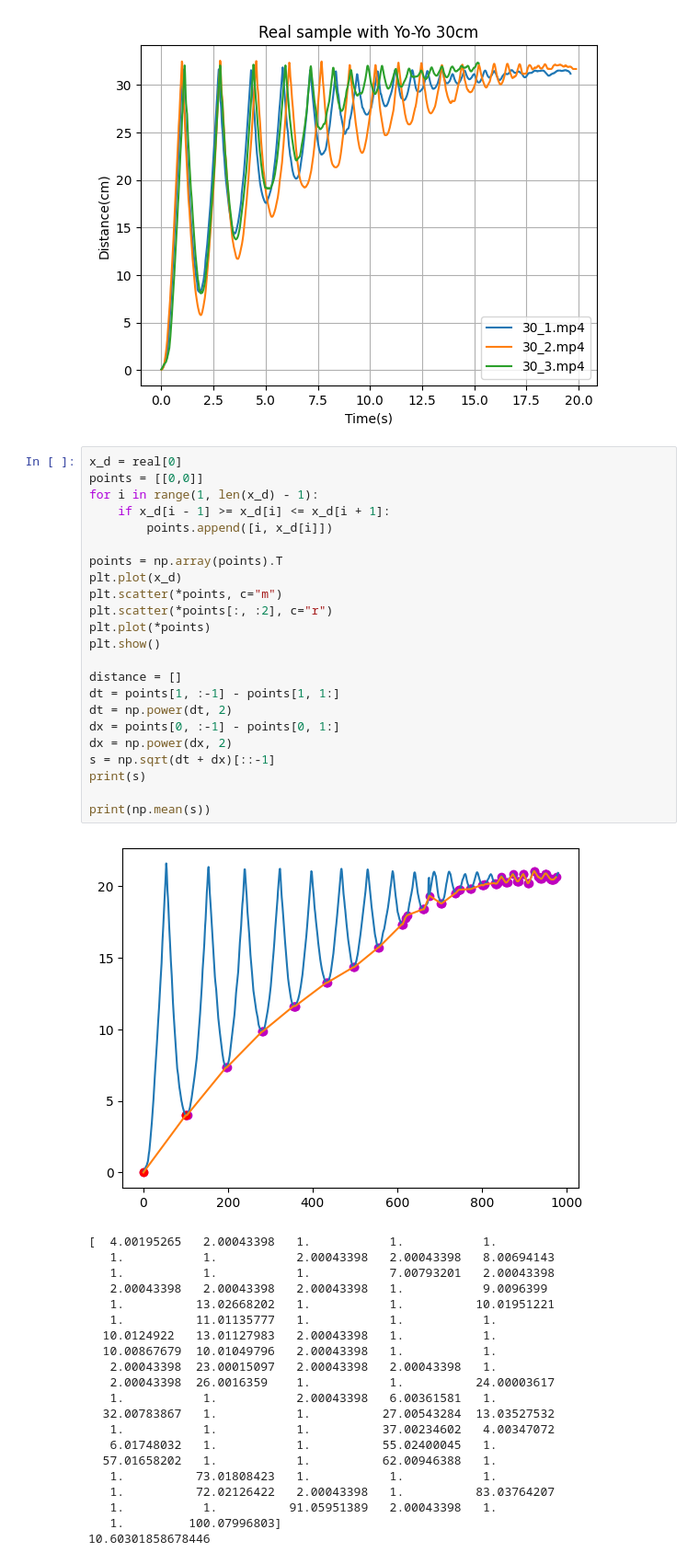
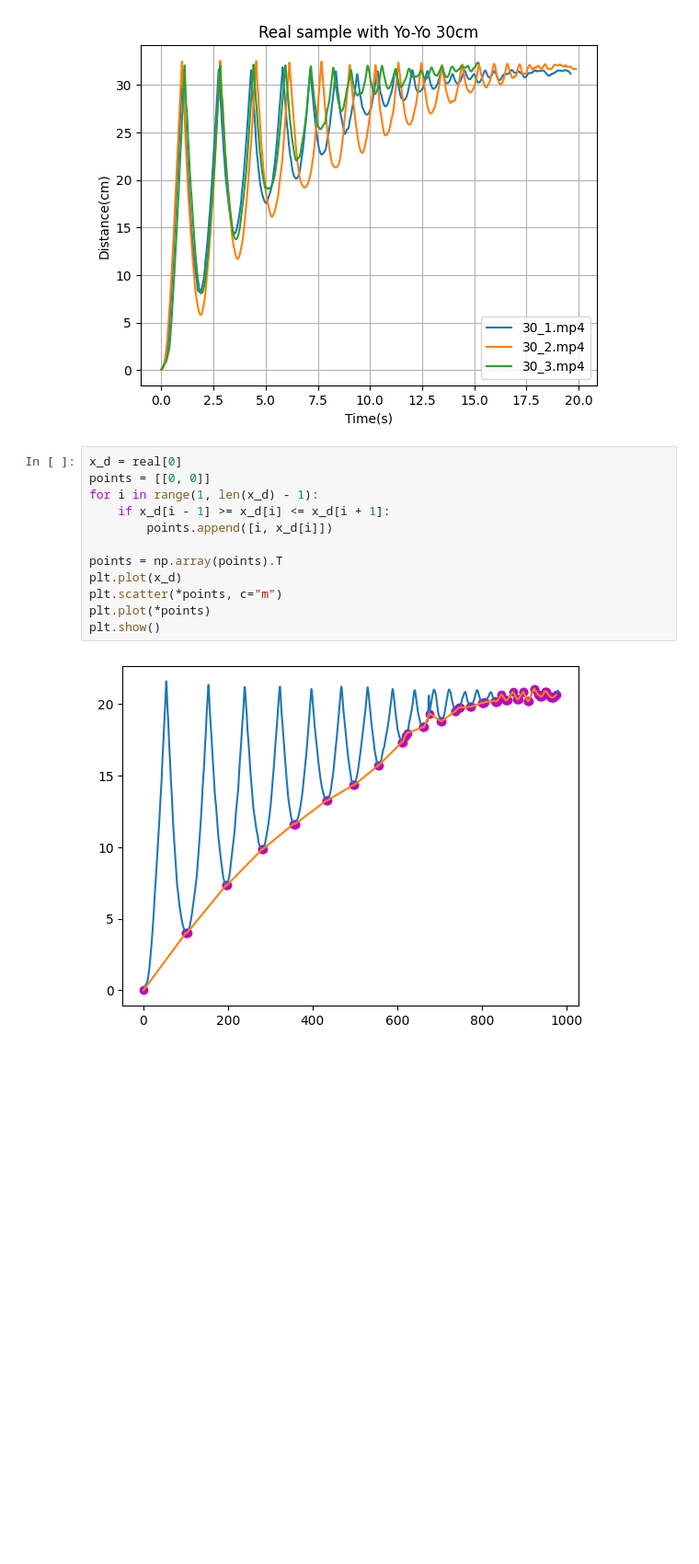
Before and after one commit to Slauva/Theoretical-Mechanics, a Jupyter notebook: research02/simulation.ipynb, the cells around one changed output. Shown at 92% size. Cells and saved outputs as stored; diff of their text form; blank space fills up the shorter version.

```diff
--- a/research02/simulation.ipynb
+++ b/research02/simulation.ipynb
@@ -38,46 +38,15 @@ plot(real[3:], VIDEO_NAMES[3:], "Real sample with Yo-Yo 30cm", "out/30cm.jpg", F
 [figure]
 # %%
 x_d = real[0]
-points = [[0,0]]
+points = [[0, 0]]
 for i in range(1, len(x_d) - 1):
     if x_d[i - 1] >= x_d[i] <= x_d[i + 1]:
         points.append([i, x_d[i]])
 
 points = np.array(points).T
 plt.plot(x_d)
 plt.scatter(*points, c="m")
-plt.scatter(*points[:, :2], c="r")
 plt.plot(*points)
 plt.show()
-
-distance = []
-dt = points[1, :-1] - points[1, 1:]
-dt = np.power(dt, 2)
-dx = points[0, :-1] - points[0, 1:]
-dx = np.power(dx, 2)
-s = np.sqrt(dt + dx)[::-1]
-print(s)
-
-print(np.mean(s))
 # %% [output]
-[figure, old version]
+[figure, new version]
-[  4.00195265   2.00043398   1.           1.           1.
-   1.           1.           2.00043398   2.00043398   8.00694143
-   1.           1.           1.           7.00793201   2.00043398
-   2.00043398   2.00043398   2.00043398   1.           9.0096399
-   1.          13.02668202   1.           1.          10.01951221
-   1.          11.01135777   1.           1.           1.
-  10.0124922   13.01127983   2.00043398   1.           1.
-  10.00867679  10.01049796   2.00043398   1.           1.
-   2.00043398  23.00015097   2.00043398   2.00043398   1.
-   2.00043398  26.0016359    1.           1.          24.00003617
-   1.           1.           2.00043398   6.00361581   1.
-  32.00783867   1.           1.          27.00543284  13.03527532
-   1.           1.           1.          37.00234602   4.00347072
-   6.01748032   1.           1.          55.02400045   1.
-  57.01658202   1.           1.          62.00946388   1.
-   1.          73.01808423   1.           1.           1.
-   1.          72.02126422   2.00043398   1.          83.03764207
-   1.           1.          91.05951389   2.00043398   1.
-   1.         100.07996803]
-10.60301858678446
```
Also changed, not shown: parts of 15 cells of this notebook, 3 other files.
